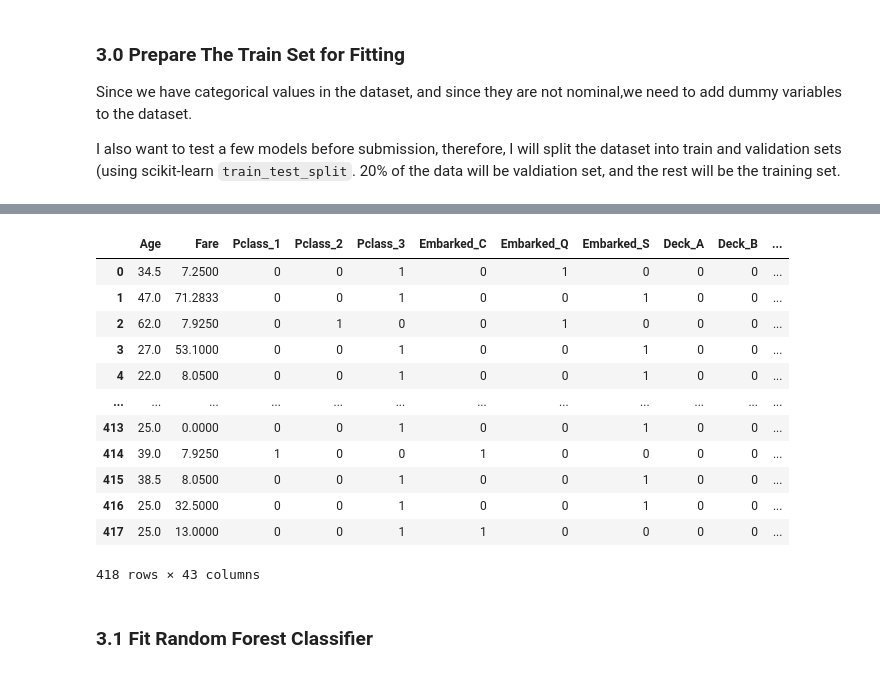
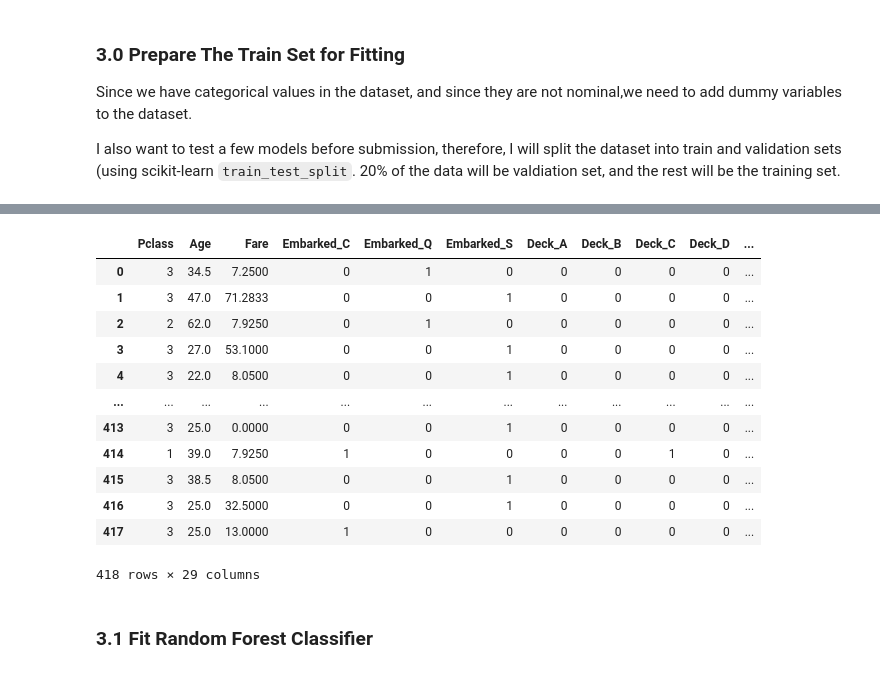
Before and after one commit to TalCordova/Titanic-Disaster-Classifcation, a Jupyter notebook: titanic-predictions-tc.ipynb, the cells around one changed output, grey strips where cells are left out. Cells and saved outputs as stored; diff of their text form; code cells hidden in the pictures.

Commit message:
Kaggle Notebook | Titanic_Predictions_TC | Removed Family Size, Logistic Regression V2

```diff
--- a/titanic-predictions-tc.ipynb
+++ b/titanic-predictions-tc.ipynb
@@ -1219,0 +1209,3 @@ train_data.SibSp.value_counts(), test_data.SibSp.value_counts()
+# %%
+test_data.loc[test_data['SibSp'] >= 3, 'SibSp'] = '3 Or More'
+test_data.SibSp.value_counts()#, test_data.Parch.value_counts()
@@ -1273,24 +1272,24 @@ X_train
 # %%
 # features = ["Pclass", "Sex", "SibSp", "Parch"]
-X_test = pd.get_dummies(data = test_data, columns = ['Pclass', 'Embarked', 'Deck', 'FamilySize', 'Title', 'Sex', 'SibSp', 'Parch'], dtype = int)
+X_test = pd.get_dummies(data = test_data, columns = ['Embarked', 'Deck', 'Title', 'Sex', 'SibSp', 'Parch'], dtype = int)
 X_test['Age'] = test_data['Age']
 X_test['Fare'] = test_data['Fare']
-X_test.drop(columns = ['PassengerId', 'Name', 'Ticket', 'Cabin'], inplace = True)
+X_test.drop(columns = ['PassengerId', 'Name', 'Ticket', 'Cabin', 'FamilySize'], inplace = True)
 X_test
 # %% [output]
-|  | Age | Fare | Pclass_1 | Pclass_2 | Pclass_3 | Embarked_C | Embarked_Q | Embarked_S | Deck_A | Deck_B | ... |
-| 0 | 34.5 | 7.2500 | 0 | 0 | 1 | 0 | 1 | 0 | 0 | 0 | ... |
-| 1 | 47.0 | 71.2833 | 0 | 0 | 1 | 0 | 0 | 1 | 0 | 0 | ... |
-| 2 | 62.0 | 7.9250 | 0 | 1 | 0 | 0 | 1 | 0 | 0 | 0 | ... |
-| 3 | 27.0 | 53.1000 | 0 | 0 | 1 | 0 | 0 | 1 | 0 | 0 | ... |
-| 4 | 22.0 | 8.0500 | 0 | 0 | 1 | 0 | 0 | 1 | 0 | 0 | ... |
+|  | Pclass | Age | Fare | Embarked_C | Embarked_Q | Embarked_S | Deck_A | Deck_B | Deck_C | Deck_D | ... |
+| 0 | 3 | 34.5 | 7.2500 | 0 | 1 | 0 | 0 | 0 | 0 | 0 | ... |
+| 1 | 3 | 47.0 | 71.2833 | 0 | 0 | 1 | 0 | 0 | 0 | 0 | ... |
+| 2 | 2 | 62.0 | 7.9250 | 0 | 1 | 0 | 0 | 0 | 0 | 0 | ... |
+| 3 | 3 | 27.0 | 53.1000 | 0 | 0 | 1 | 0 | 0 | 0 | 0 | ... |
+| 4 | 3 | 22.0 | 8.0500 | 0 | 0 | 1 | 0 | 0 | 0 | 0 | ... |
 | ... | ... | ... | ... | ... | ... | ... | ... | ... | ... | ... | ... |
-| 413 | 25.0 | 0.0000 | 0 | 0 | 1 | 0 | 0 | 1 | 0 | 0 | ... |
-| 414 | 39.0 | 7.9250 | 1 | 0 | 0 | 1 | 0 | 0 | 0 | 0 | ... |
-| 415 | 38.5 | 8.0500 | 0 | 0 | 1 | 0 | 0 | 1 | 0 | 0 | ... |
-| 416 | 25.0 | 32.5000 | 0 | 0 | 1 | 0 | 0 | 1 | 0 | 0 | ... |
-| 417 | 25.0 | 13.0000 | 0 | 0 | 1 | 1 | 0 | 0 | 0 | 0 | ... |
+| 413 | 3 | 25.0 | 0.0000 | 0 | 0 | 1 | 0 | 0 | 0 | 0 | ... |
+| 414 | 1 | 39.0 | 7.9250 | 1 | 0 | 0 | 0 | 0 | 1 | 0 | ... |
+| 415 | 3 | 38.5 | 8.0500 | 0 | 0 | 1 | 0 | 0 | 0 | 0 | ... |
+| 416 | 3 | 25.0 | 32.5000 | 0 | 0 | 1 | 0 | 0 | 0 | 0 | ... |
+| 417 | 3 | 25.0 | 13.0000 | 1 | 0 | 0 | 0 | 0 | 0 | 0 | ... |
-418 rows × 43 columns
+418 rows × 29 columns
 # %% [markdown]
 ### 3.1 Fit Random Forest Classifier
 # %%
```
Also changed, not shown: parts of 8 cells of this notebook.
